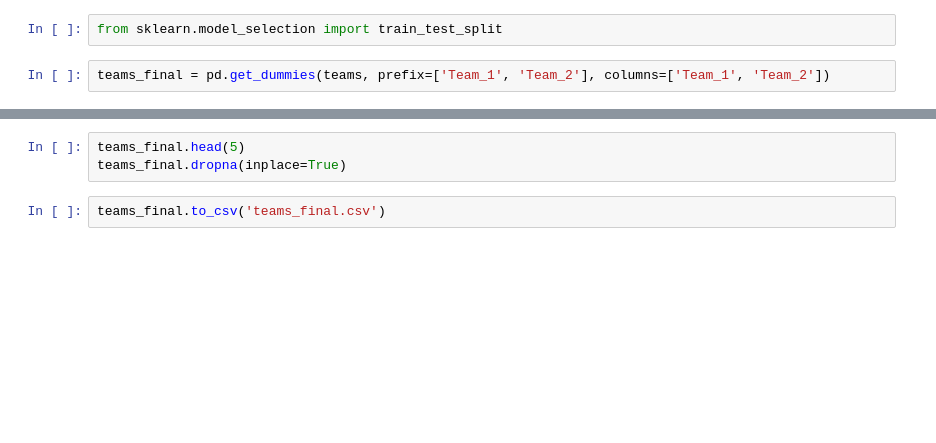
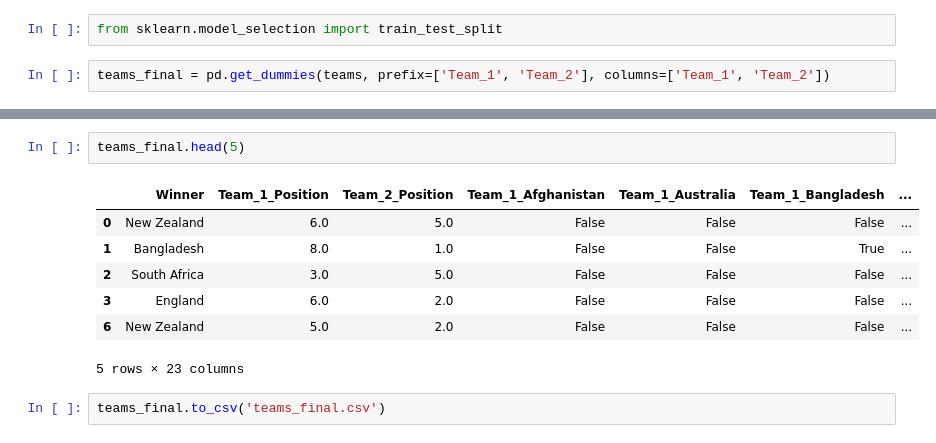
Before and after one commit to Bhavya418/DataMining_CP3, a Jupyter notebook: notebooks/ICC_World_Cup_Prediction.ipynb, the cells around one changed output, grey strips where cells are left out. Cells and saved outputs as stored; diff of their text form; blank space fills up the shorter version.

```diff
--- a/notebooks/ICC_World_Cup_Prediction.ipynb
+++ b/notebooks/ICC_World_Cup_Prediction.ipynb
@@ -129,6 +152,13 @@ teams_final = pd.get_dummies(teams, prefix=['Team_1', 'Team_2'], columns=['Team_
 # %%
 teams_final.head(5)
-teams_final.dropna(inplace=True)
+# %% [output]
+|  | Winner | Team_1_Position | Team_2_Position | Team_1_Afghanistan | Team_1_Australia | Team_1_Bangladesh | ... |
+| 0 | New Zealand | 6.0 | 5.0 | False | False | False | ... |
+| 1 | Bangladesh | 8.0 | 1.0 | False | False | True | ... |
+| 2 | South Africa | 3.0 | 5.0 | False | False | False | ... |
+| 3 | England | 6.0 | 2.0 | False | False | False | ... |
+| 6 | New Zealand | 5.0 | 2.0 | False | False | False | ... |
+5 rows × 23 columns
 # %%
 teams_final.to_csv('teams_final.csv')
 # %%
```
Also changed, not shown: parts of 4 cells of this notebook, 1 other file.
